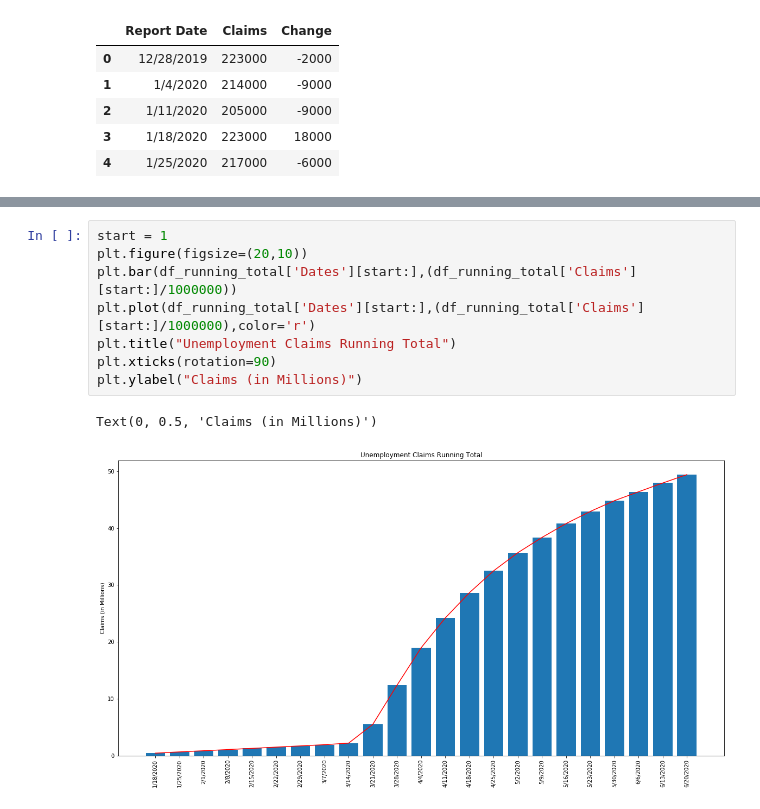
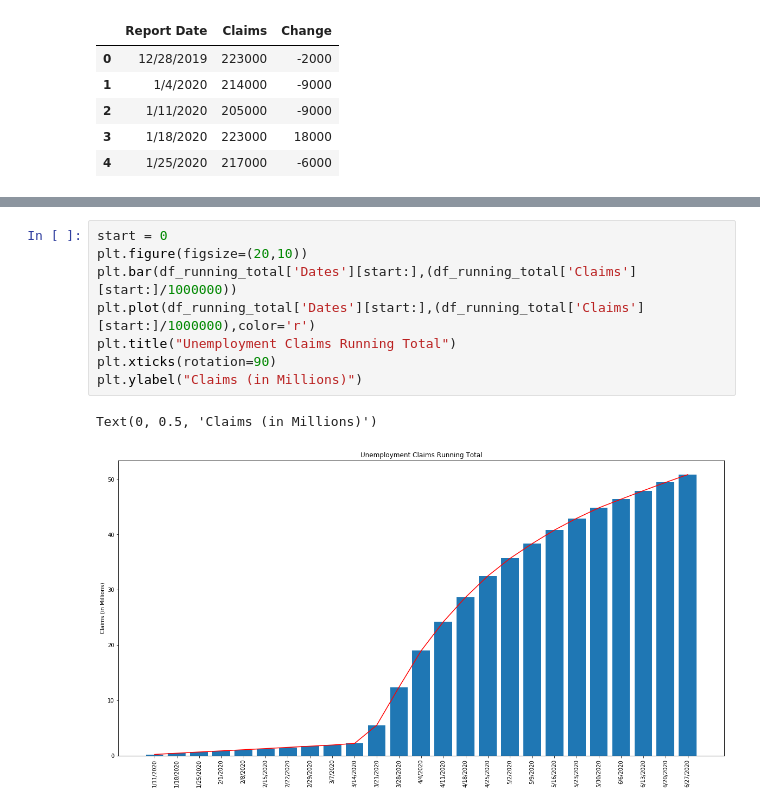
Before and after one commit to lowsaelee/US-Unemployment-Claims-2020, a Jupyter notebook: US_Unemployment_Claims.ipynb, the cells around one changed output, grey strips where cells are left out. Cells and saved outputs as stored; diff of their text form.

```diff
--- a/US_Unemployment_Claims.ipynb
+++ b/US_Unemployment_Claims.ipynb
@@ -176,11 +174,11 @@ df_running_total
 # %%
-start = 1
+start = 0
 plt.figure(figsize=(20,10))
 plt.bar(df_running_total['Dates'][start:],(df_running_total['Claims'][start:]/1000000))
 plt.plot(df_running_total['Dates'][start:],(df_running_total['Claims'][start:]/1000000),color='r')
 plt.title("Unemployment Claims Running Total")
 plt.xticks(rotation=90)
 plt.ylabel("Claims (in Millions)")
 # %% [output]
 Text(0, 0.5, 'Claims (in Millions)')
-[figure, old version]
+[figure, new version]
```
Also changed, not shown: parts of 10 cells of this notebook.
